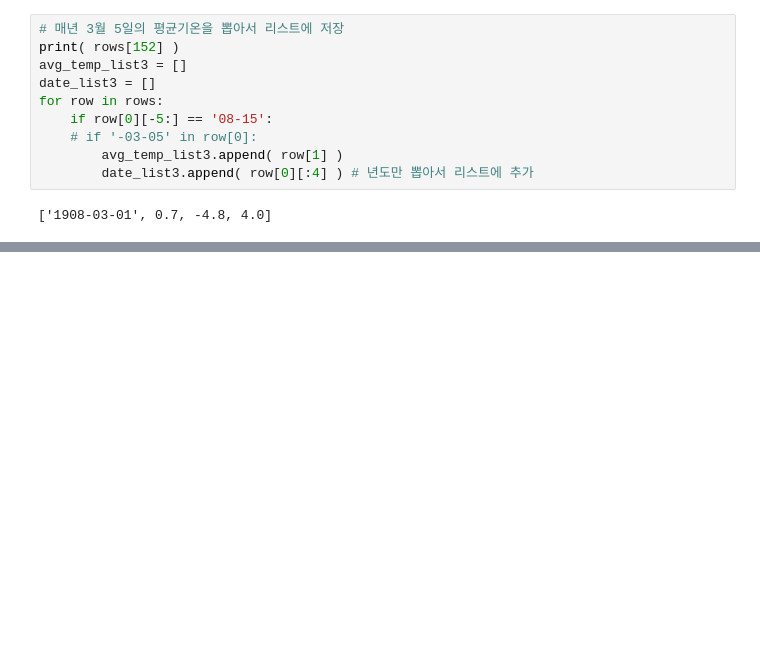
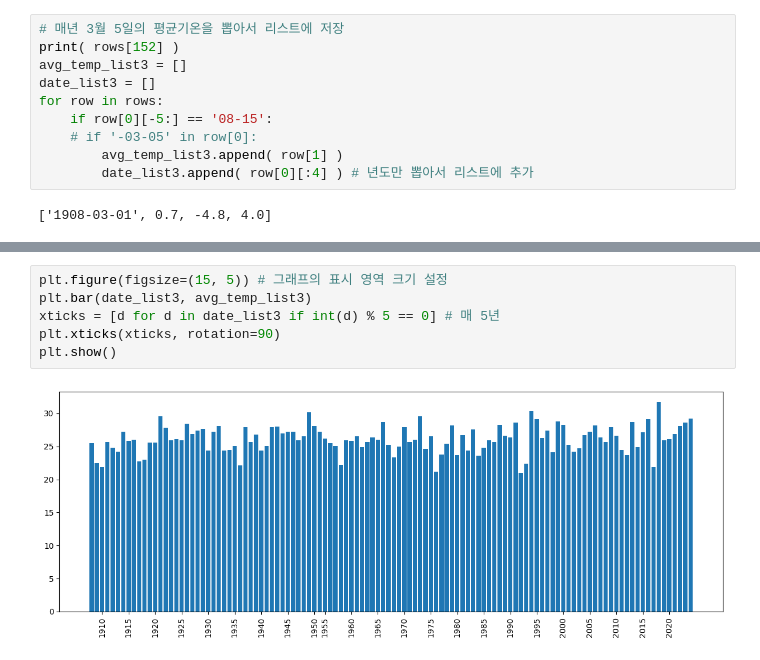
Before and after one commit to shared-repo/human-da5, a Jupyter notebook: workspace/python-basic/i_da_02.ipynb, the cells around one changed output, grey strips where cells are left out. Drawn from its saved outputs; the diff is of its cells as text; blank space fills up the shorter version.

```diff
--- a/workspace/python-basic/i_da_02.ipynb
+++ b/workspace/python-basic/i_da_02.ipynb
@@ -118,0 +120,8 @@ plt.show()
+# %%
+plt.figure(figsize=(15, 5)) # 그래프의 표시 영역 크기 설정
+plt.bar(date_list3, avg_temp_list3)
+xticks = [d for d in date_list3 if int(d) % 5 == 0] # 매 5년
+plt.xticks(xticks, rotation=90)
+plt.show()
+# %% [output]
+[figure, added]
```
Also changed, not shown: parts of 3 cells of this notebook, 2 other files.
